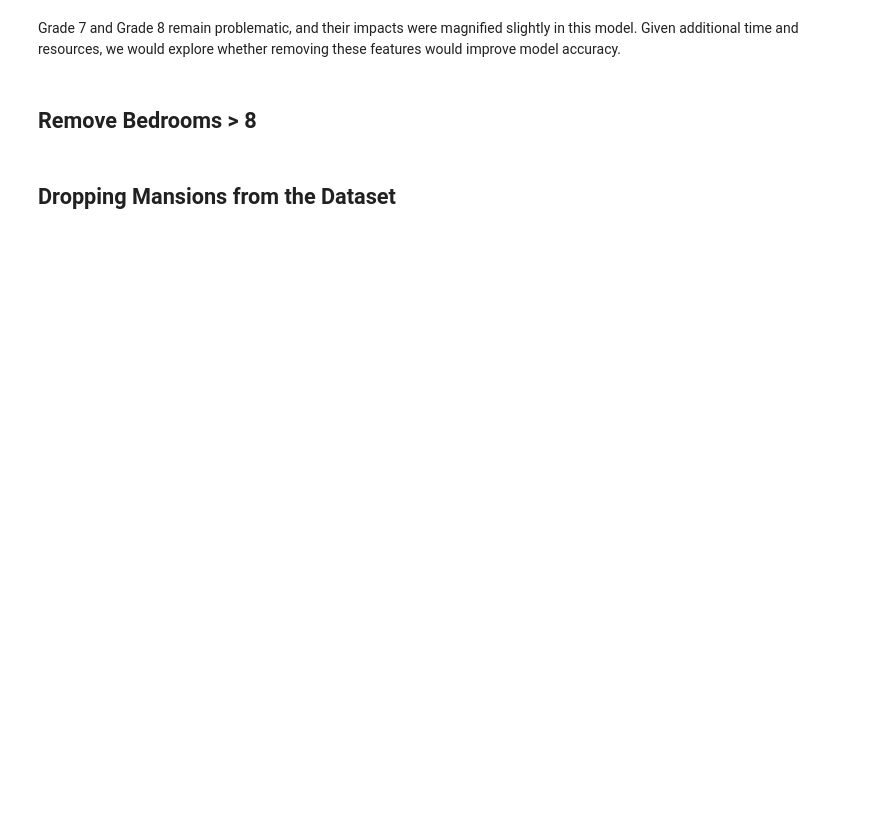
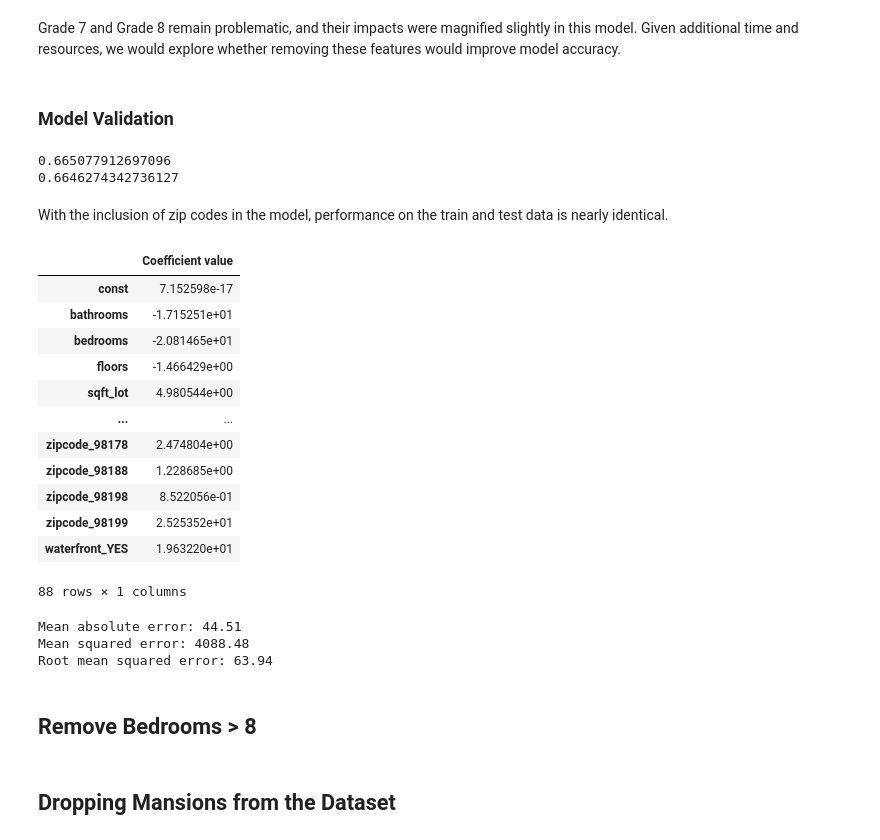
Before and after one commit to ThomasHChapman/P2-SeattleHousing, a Jupyter notebook: working_notebooks/tom_working.ipynb, the cells around one changed output. Drawn from its saved outputs; the diff is of its cells as text; code cells hidden in the pictures; blank space fills up the shorter version.

Commit message:
model validation framework

```diff
--- a/working_notebooks/tom_working.ipynb
+++ b/working_notebooks/tom_working.ipynb
@@ -534,5 +578,53 @@ vif.sort_values(by='VIF', ascending=False)
 # %% [markdown]
 Grade 7 and Grade 8 remain problematic, and their impacts were magnified slightly in this model. Given additional time and resources, we would explore whether removing these features would improve model accuracy.
+# %% [markdown]
+### Model Validation
+# %%
+print(lr.score(X_train_const, y_train))
+print(lr.score(X_test_const, y_test))
+# %% [output]
+0.665077912697096
+0.6646274342736127
+# %% [markdown]
+With the inclusion of zip codes in the model, performance on the train and test data is nearly identical.
+# %%
+regressor = LinearRegression()
+regressor.fit(X_train_const, y_train)
+model_coefficients = regressor.coef_.reshape(-1,1)
+feature_names = X_train_const.columns
+coefficients_df = pd.DataFrame(data = model_coefficients, index = feature_names, columns = ['Coefficient value'])
+# %%
+coefficients_df
+# %% [output]
+|  | Coefficient value |
+| const | 7.152598e-17 |
+| bathrooms | -1.715251e+01 |
+| bedrooms | -2.081465e+01 |
+| floors | -1.466429e+00 |
+| sqft_lot | 4.980544e+00 |
+| ... | ... |
+| zipcode_98178 | 2.474804e+00 |
+| zipcode_98188 | 1.228685e+00 |
+| zipcode_98198 | 8.522056e-01 |
+| zipcode_98199 | 2.525352e+01 |
+| waterfront_YES | 1.963220e+01 |
+88 rows × 1 columns
+# %%
+regressor = LinearRegression()
+regressor.fit(X_train_const, y_train)
+y_pred = regressor.predict(X_test_const)
+
+mae=mean_absolute_error(y_test, y_pred)
+mse = mean_squared_error(y_test, y_pred)
+rmse = np.sqrt(mse)
+
+print(f'Mean absolute error: {mae:.2f}')
+print(f'Mean squared error: {mse:.2f}')
+print(f'Root mean squared error: {rmse:.2f}')
+# %% [output]
+Mean absolute error: 44.51
+Mean squared error: 4088.48
+Root mean squared error: 63.94
 # %%
 ### BReakpoint for reformatted Workbook.
 # %%
```
Also changed, not shown: parts of 24 cells of this notebook.
